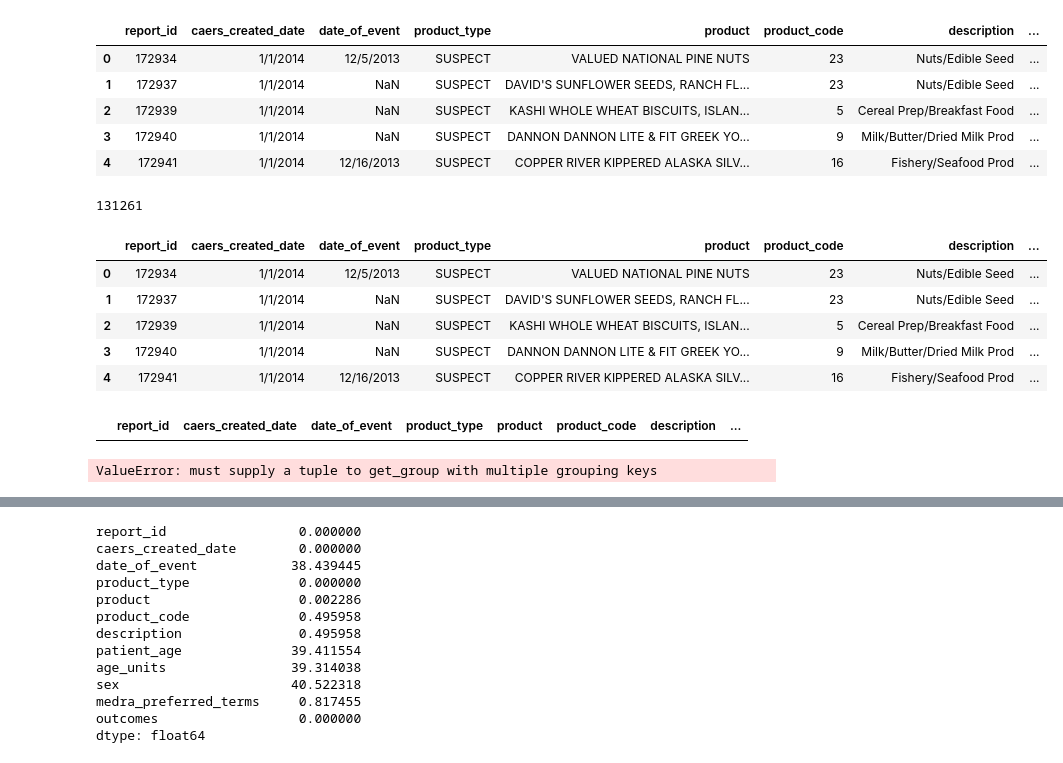
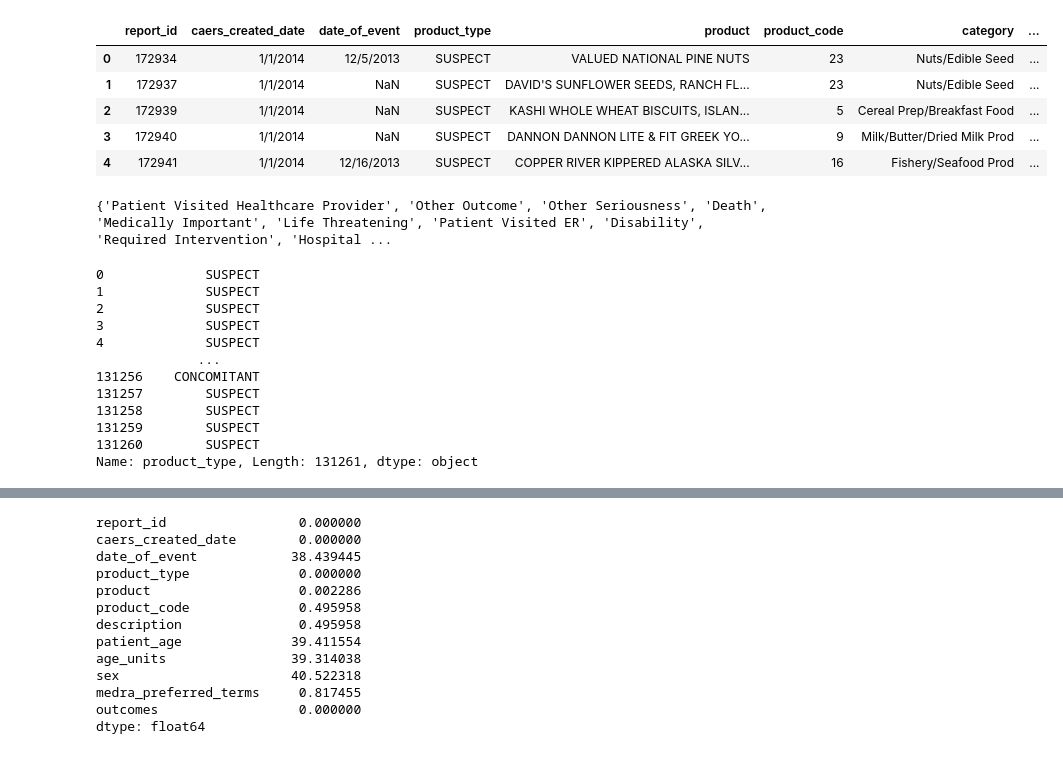
Before and after one commit to AdityaR-Bits/adverse_food_events_analysis-1, a Jupyter notebook: notebooks/sandbox_eda.ipynb, the cells around one changed output, grey strips where cells are left out. Drawn from its saved outputs; the diff is of its cells as text; code cells hidden in the pictures.

Commit message:
graphs added. brand vs outcomes eda added.

```diff
--- a/notebooks/sandbox_eda.ipynb
+++ b/notebooks/sandbox_eda.ipynb
@@ -4,57 +16,37 @@ from pathlib import Path
 # %%
-df=pd.read_csv("../data/processed/clean_data.csv",index_col=0)
-df.head()
+aggReports=pd.read_csv("../data/processed/clean_data.csv",index_col=0)
+aggReports.head()
 # %% [output]
-|  | report_id | caers_created_date | date_of_event | product_type | product | product_code | description | ... |
+|  | report_id | caers_created_date | date_of_event | product_type | product | product_code | category | ... |
 | 0 | 172934 | 1/1/2014 | 12/5/2013 | SUSPECT | VALUED NATIONAL PINE NUTS | 23 | Nuts/Edible Seed | ... |
 | 1 | 172937 | 1/1/2014 | NaN | SUSPECT | DAVID'S SUNFLOWER SEEDS, RANCH FL... | 23 | Nuts/Edible Seed | ... |
 | 2 | 172939 | 1/1/2014 | NaN | SUSPECT | KASHI WHOLE WHEAT BISCUITS, ISLAN... | 5 | Cereal Prep/Breakfast Food | ... |
 | 3 | 172940 | 1/1/2014 | NaN | SUSPECT | DANNON DANNON LITE & FIT GREEK YO... | 9 | Milk/Butter/Dried Milk Prod | ... |
 | 4 | 172941 | 1/1/2014 | 12/16/2013 | SUSPECT | COPPER RIVER KIPPERED ALASKA SILV... | 16 | Fishery/Seafood Prod | ... |
-# %%
-raw_dir = Path("../data/raw/")
-
-aggReports=None
-
-def clean_data(x):
-    if isinstance(x,str):
-        x=x.strip()
-    return x
-
-
-for p in list(raw_dir.glob("*.csv")):
-    curr_df = pd.read_csv(p,encoding="unicode_escape")
-
-    column_map = { x:x.lower().replace(" ","_") for x in curr_df.columns}
-    curr_df=curr_df.rename(columns=column_map)
-    curr_df=curr_df.rename(columns={"meddra_preferred_terms":"medra_preferred_terms"})
-    curr_df = curr_df.applymap(clean_data)
-
-    aggReports = curr_df if aggReports is None else pd.concat([aggReports,curr_df])
-
-len(aggReports)
-
-aggReports.write_csv
-# %% [output]
-131261
+# %%
+uniq_out=set()
+for o in aggReports.outcomes.unique():
+    for i in o.split(","):
+        if i!="":
+            uniq_out.add(i.strip())
+print(uniq_out)
+
+for i in uniq_out:
+    aggReports[i]=aggReports.apply(lambda x: True if i in x.outcomes else False,axis=1)
+# %% [output]
+{'Patient Visited Healthcare Provider', 'Other Outcome', 'Other Seriousness', 'Death', 'Medically Important', 'Life Threatening', 'Patient Visited ER', 'Disability', 'Required Intervention', 'Hospital ...
 # %%
-aggReports.head()
+aggReports.product_type
 # %% [output]
-|  | report_id | caers_created_date | date_of_event | product_type | product | product_code | description | ... |
-| 0 | 172934 | 1/1/2014 | 12/5/2013 | SUSPECT | VALUED NATIONAL PINE NUTS | 23 | Nuts/Edible Seed | ... |
-| 1 | 172937 | 1/1/2014 | NaN | SUSPECT | DAVID'S SUNFLOWER SEEDS, RANCH FL... | 23 | Nuts/Edible Seed | ... |
-| 2 | 172939 | 1/1/2014 | NaN | SUSPECT | KASHI WHOLE WHEAT BISCUITS, ISLAN... | 5 | Cereal Prep/Breakfast Food | ... |
-| 3 | 172940 | 1/1/2014 | NaN | SUSPECT | DANNON DANNON LITE & FIT GREEK YO... | 9 | Milk/Butter/Dried Milk Prod | ... |
-| 4 | 172941 | 1/1/2014 | 12/16/2013 | SUSPECT | COPPER RIVER KIPPERED ALASKA SILV... | 16 | Fishery/Seafood Prod | ... |
+0             SUSPECT
+1             SUSPECT
+2             SUSPECT
+3             SUSPECT
+4             SUSPECT
+             ...
+131256    CONCOMITANT
+131257        SUSPECT
+131258        SUSPECT
+131259        SUSPECT
+131260        SUSPECT
+Name: product_type, Length: 131261, dtype: object
-# %%
-# aggReports.report_id = aggReports.report_id.str.strip()
-aggReports.dtypes
-
-aggReports[aggReports.report_id=="217550"]
-# %% [output]
-|  | report_id | caers_created_date | date_of_event | product_type | product | product_code | description | ... |
-# %%
-aggReports.groupby(["report_id","product"])
-# aggReports[aggReports.report_id=="217550"]
-# %% [output]
-ValueError: must supply a tuple to get_group with multiple grouping keys
```
Also changed, not shown: parts of 34 cells of this notebook, 11 other files.
